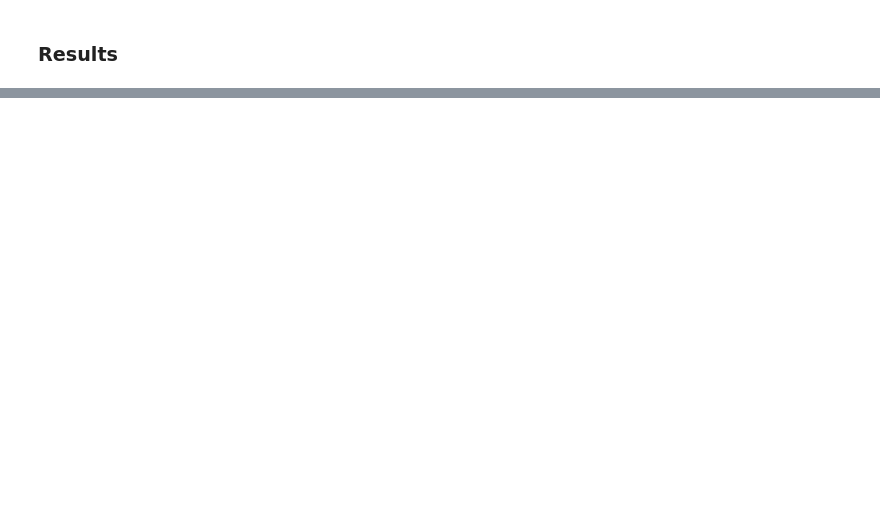
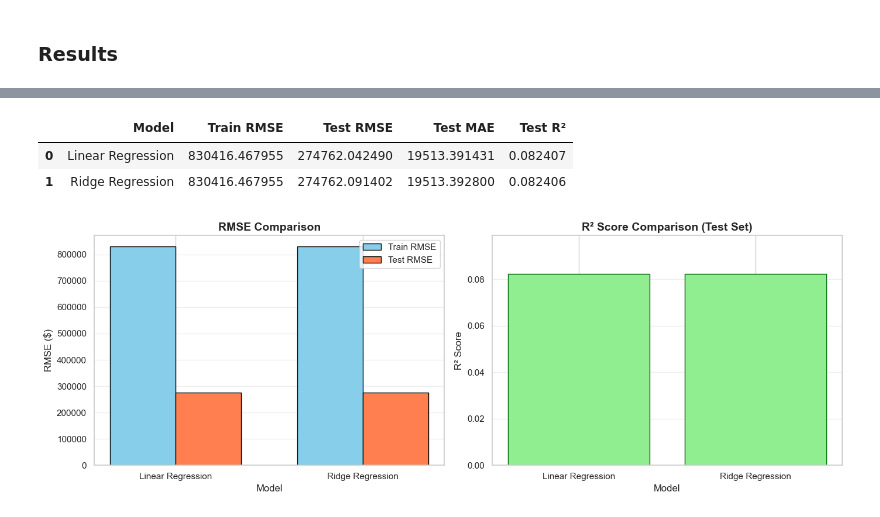
Before and after one commit to Taotlema/Data-Mining-Final-Project, a Jupyter notebook: Code/Regression.ipynb, the cells around one changed output, grey strips where cells are left out. Cells and saved outputs as stored; diff of their text form; code cells hidden in the pictures; blank space fills up the shorter version.

```diff
--- a/Code/Regression.ipynb
+++ b/Code/Regression.ipynb
@@ -211,0 +268,20 @@ ridge_metrics = evaluate(y_test, y_pred_ridge)
+# %%
+# Rigde Regression (November 29. 2025)
+
+ALPHA = 5.0
+
+# Build Ridge pipeline
+pipeline_ridge = Pipeline([
+    ('imputer', SimpleImputer(strategy='median')),
+    ('scaler', StandardScaler()),
+    ('selector', SelectKBest(score_func=f_regression, k=NUM_FEATURES)),
+    ('model', Ridge(alpha=ALPHA, random_state=42))
+])
+
+# Train model
+pipeline_ridge.fit(X_train, y_train)
+print("Model Trained")
+
+# Make predictions
+y_pred_ridge_train = pipeline_ridge.predict(X_train)
+y_pred_ridge_test = pipeline_ridge.predict(X_test)
@@ -226,0 +349,51 @@ results
+# %%
+# November 29. 2025 Results
+
+# Create results dataframe
+results = pd.DataFrame({
+    "Model": ["Linear Regression", "Ridge Regression"],
+    "Train RMSE": [lr_train_metrics['rmse'], ridge_train_metrics['rmse']],
+    "Test RMSE": [lr_test_metrics['rmse'], ridge_test_metrics['rmse']],
+    "Test MAE": [lr_test_metrics['mae'], ridge_test_metrics['mae']],
+    "Test R²": [lr_test_metrics['r2'], ridge_test_metrics['r2']]
+})
+
+display(results)
+
+fig, axes = plt.subplots(1, 2, figsize=(14, 5))
+
+# RMSE comparison
+models = results['Model']
+train_rmse = results['Train RMSE']
+test_rmse = results['Test RMSE']
+
+x = np.arange(len(models))
+width = 0.35
+
+axes[0].bar(x - width/2, train_rmse, width, label='Train RMSE',
+           color='skyblue', edgecolor='black')
+axes[0].bar(x + width/2, test_rmse, width, label='Test RMSE',
+           color='coral', edgecolor='black')
+axes[0].set_xlabel('Model', fontsize=12)
+axes[0].set_ylabel('RMSE ($)', fontsize=12)
+axes[0].set_title('RMSE Comparison', fontsize=14, fontweight='bold')
+axes[0].set_xticks(x)
+axes[0].set_xticklabels(models)
+axes[0].legend()
+axes[0].grid(axis='y', alpha=0.3)
+
+# R2 comparison
+axes[1].bar(models, results['Test R²'], color='lightgreen', edgecolor='darkgreen')
+axes[1].set_xlabel('Model', fontsize=12)
+axes[1].set_ylabel('R² Score', fontsize=12)
+axes[1].set_title('R² Score Comparison (Test Set)', fontsize=14, fontweight='bold')
+axes[1].set_ylim([0, max(results['Test R²']) * 1.2])
+axes[1].grid(axis='y', alpha=0.3)
+
+plt.tight_layout()
+plt.show()
+# %% [output]
+|  | Model | Train RMSE | Test RMSE | Test MAE | Test R² |
+| 0 | Linear Regression | 830416.467955 | 274762.042490 | 19513.391431 | 0.082407 |
+| 1 | Ridge Regression | 830416.467955 | 274762.091402 | 19513.392800 | 0.082406 |
+[figure, added]
```
Also changed, not shown: parts of 8 cells of this notebook, 3 other files.
